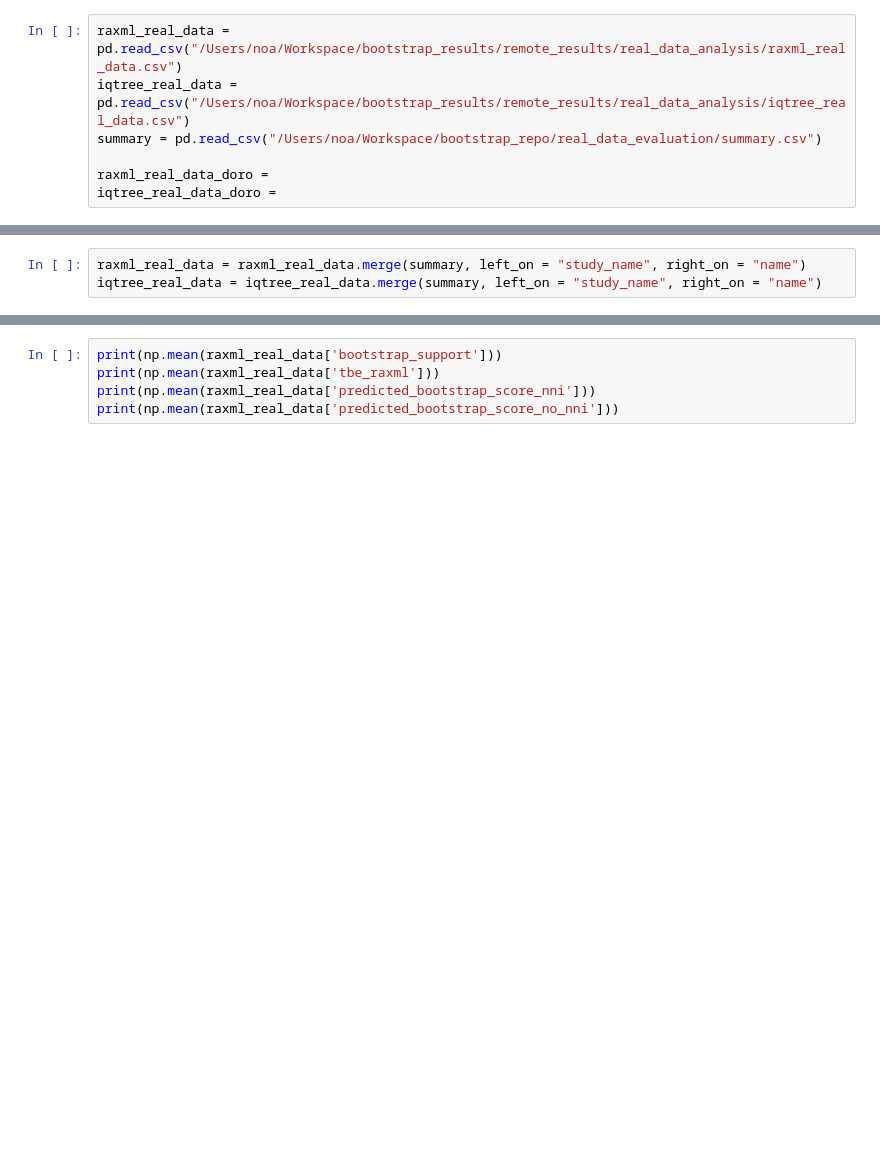
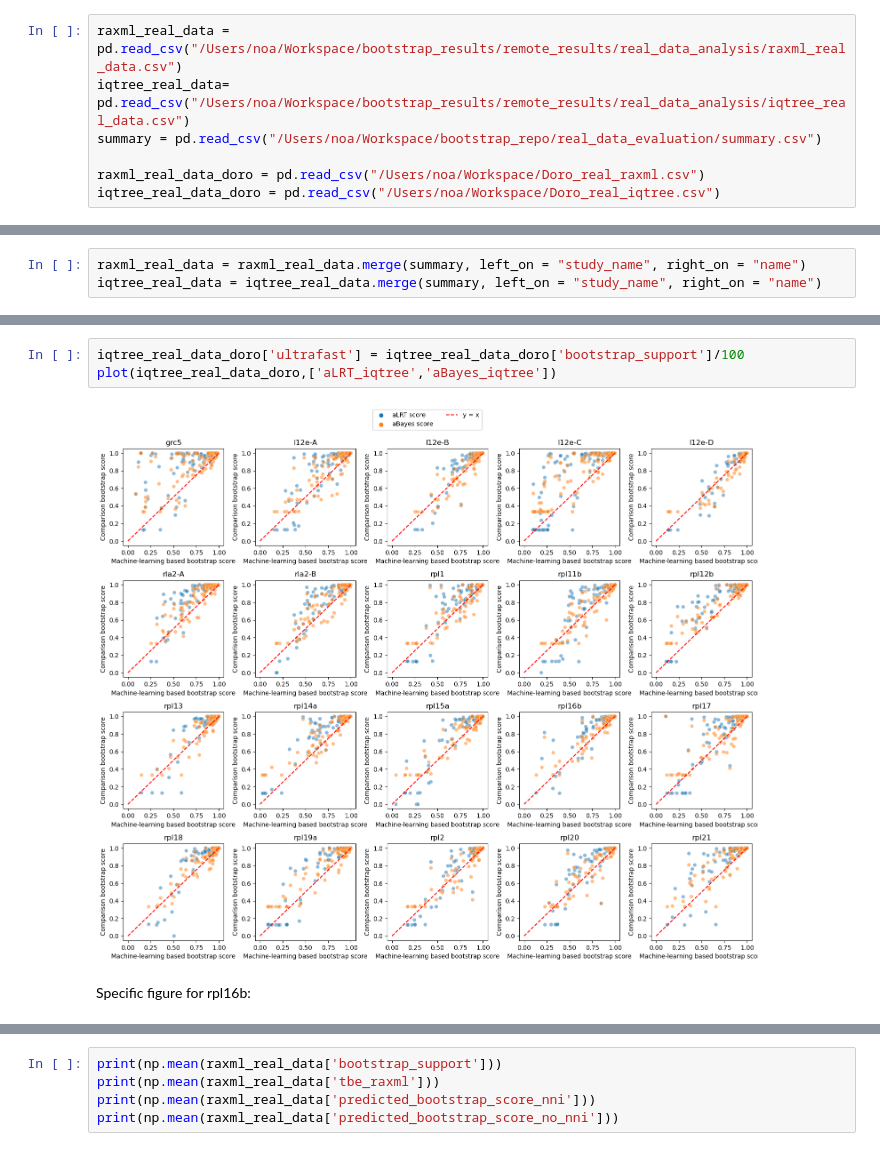
Before and after one commit to noaeker/bootstrap_repo, a Jupyter notebook: python notebooks/real_data_analysis.ipynb, the cells around one changed output, grey strips where cells are left out. Saved outputs shown, nothing was run; the diff lists cells and outputs as text; blank space fills up the shorter version.

Commit message:
new analysis

```diff
--- a/python notebooks/real_data_analysis.ipynb
+++ b/python notebooks/real_data_analysis.ipynb
@@ -7,8 +7,8 @@ import numpy as np
 import seaborn as sns
 # %%
 raxml_real_data = pd.read_csv("/Users/noa/Workspace/bootstrap_results/remote_results/real_data_analysis/raxml_real_data.csv")
-iqtree_real_data = pd.read_csv("/Users/noa/Workspace/bootstrap_results/remote_results/real_data_analysis/iqtree_real_data.csv")
+iqtree_real_data= pd.read_csv("/Users/noa/Workspace/bootstrap_results/remote_results/real_data_analysis/iqtree_real_data.csv")
 summary = pd.read_csv("/Users/noa/Workspace/bootstrap_repo/real_data_evaluation/summary.csv")
 
-raxml_real_data_doro =
-iqtree_real_data_doro =
+raxml_real_data_doro = pd.read_csv("/Users/noa/Workspace/Doro_real_raxml.csv")
+iqtree_real_data_doro = pd.read_csv("/Users/noa/Workspace/Doro_real_iqtree.csv")
@@ -21,0 +98,7 @@ iqtree_real_data = iqtree_real_data.merge(summary, left_on = "study_name", right
+# %%
+iqtree_real_data_doro['ultrafast'] = iqtree_real_data_doro['bootstrap_support']/100
+plot(iqtree_real_data_doro,['aLRT_iqtree','aBayes_iqtree'])
+# %% [output]
+[figure, added]
+# %% [markdown]
+Specific figure for rpl16b:
```
Also changed, not shown: parts of 28 cells of this notebook, 10 other files.
